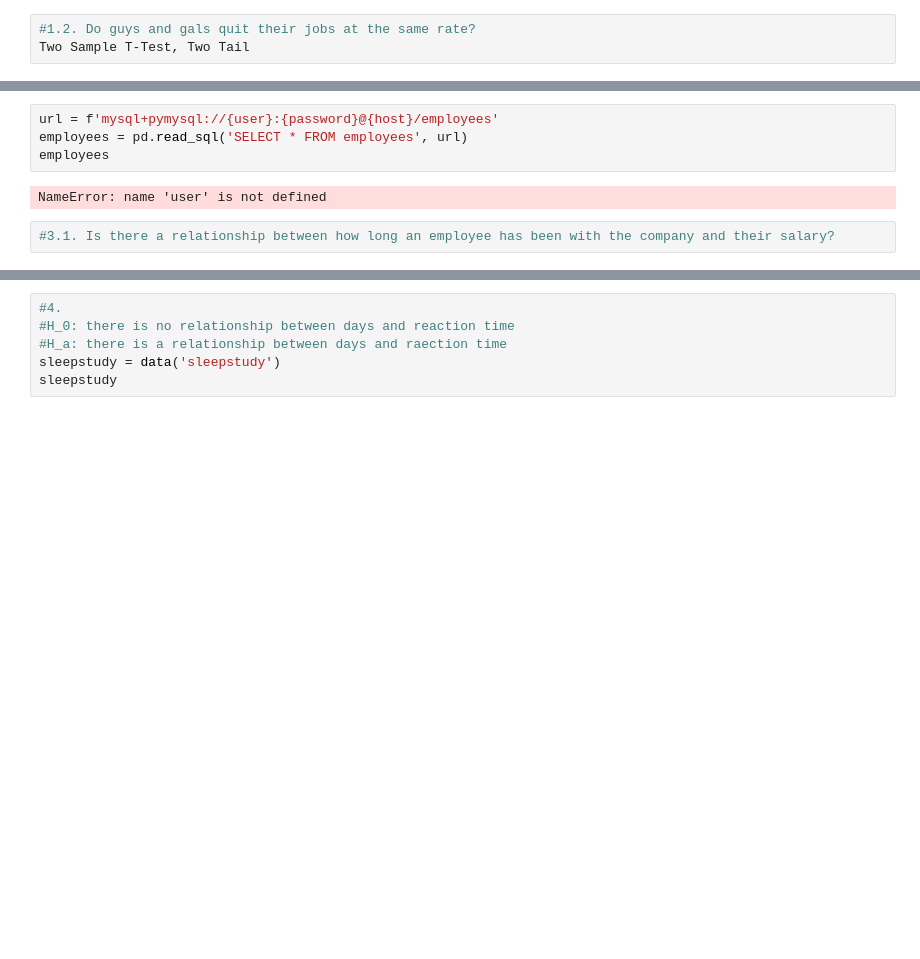
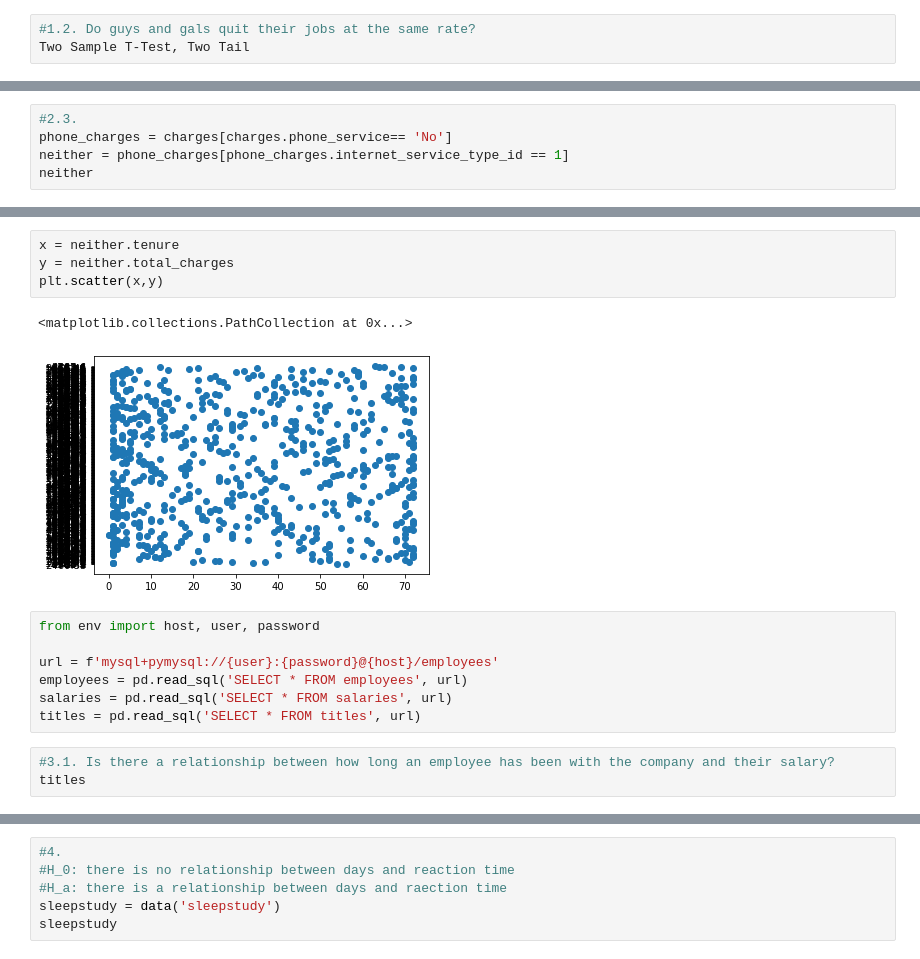
Before and after one commit to BurtonBarnes/statistics-exercises, a Jupyter notebook: hypothesis_testing.ipynb, the cells around one changed output, grey strips where cells are left out. Cells and saved outputs as stored; diff of their text form; blank space fills up the shorter version.

```diff
--- a/hypothesis_testing.ipynb
+++ b/hypothesis_testing.ipynb
@@ -208,0 +257,5 @@ Two Sample T-Test, One Tail
+# %%
+#2.3.
+phone_charges = charges[charges.phone_service== 'No']
+neither = phone_charges[phone_charges.internet_service_type_id == 1]
+neither
@@ -209,8 +276,17 @@ Two Sample T-Test, One Tail
+# %%
+x = neither.tenure
+y = neither.total_charges
+plt.scatter(x,y)
+# %% [output]
+<matplotlib.collections.PathCollection at 0x...>
+[figure, added]
 # %%
+from env import host, user, password
+
 url = f'mysql+pymysql://{user}:{password}@{host}/employees'
 employees = pd.read_sql('SELECT * FROM employees', url)
-employees
+salaries = pd.read_sql('SELECT * FROM salaries', url)
+titles = pd.read_sql('SELECT * FROM titles', url)
-# %% [output]
-NameError: name 'user' is not defined
 # %%
 #3.1. Is there a relationship between how long an employee has been with the company and their salary?
+titles
```
Also changed, not shown: parts of 30 cells of this notebook.
